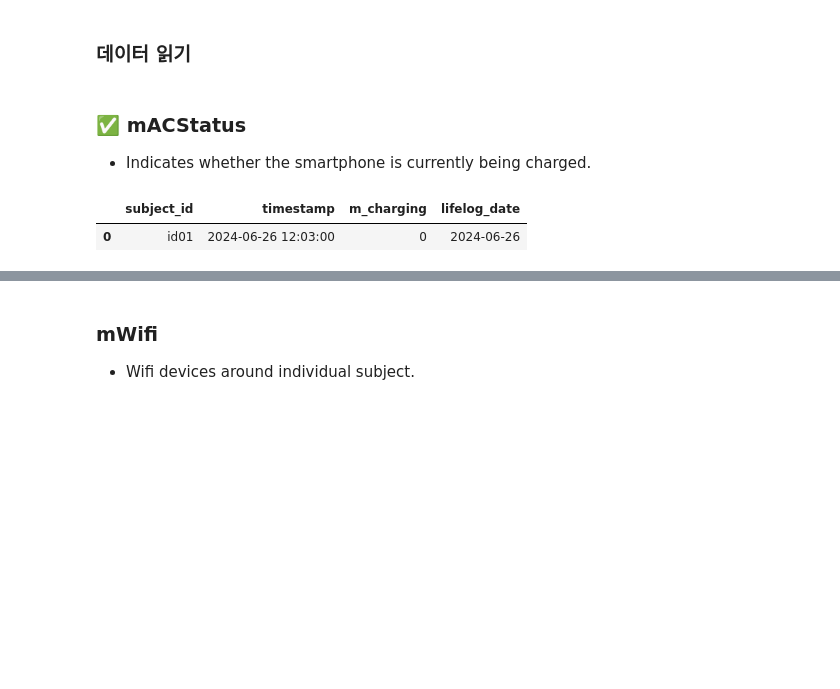
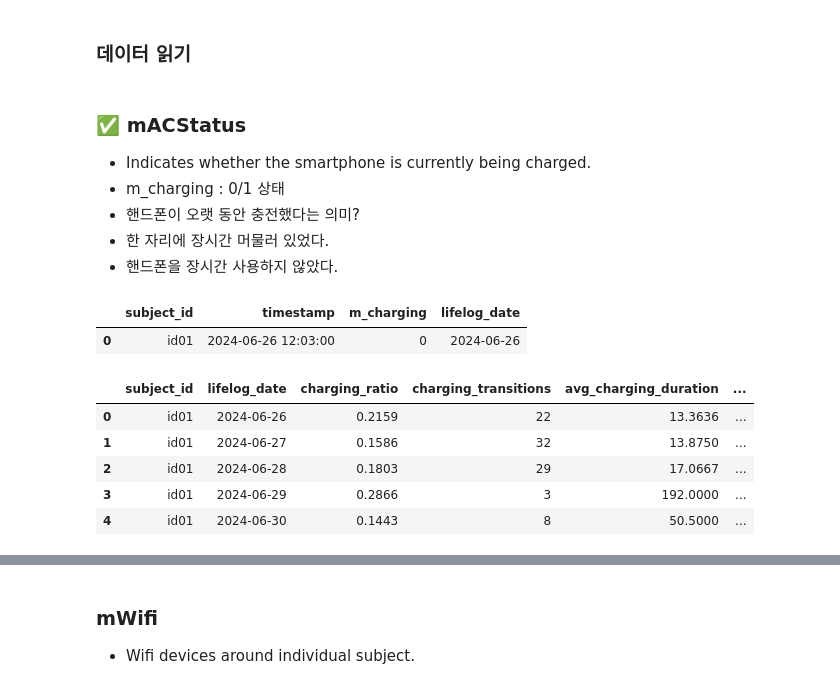
Before and after one commit to jacobgreen4477/Construction-Equipment-Oil-Condition-Classification-AI-Competition, a Jupyter notebook: ETRI_v1_0_0.ipynb, the cells around one changed output, grey strips where cells are left out. Cells and saved outputs as stored; diff of their text form; code cells hidden in the pictures; blank space fills up the shorter version.

```diff
--- a/ETRI_v1_0_0.ipynb
+++ b/ETRI_v1_0_0.ipynb
@@ -368,9 +368,64 @@ test = pd.read_csv('/content/drive/MyDrive/data/ch2025_submission_sample.csv')
 # %% [markdown]
 ### ✅ mACStatus
 - Indicates whether the smartphone is currently being charged.
+- m_charging : 0/1 상태
+- 핸드폰이 오랫 동안 충전했다는 의미?
+ - 한 자리에 장시간 머물러 있었다.
+ - 핸드폰을 장시간 사용하지 않았다.
 # %%
 ch2025_mACStatus['lifelog_date'] = ch2025_mACStatus['timestamp'].astype(str).str[:10]
 ch2025_mACStatus.head(1)
 # %% [output]
 |  | subject_id | timestamp | m_charging | lifelog_date |
 | 0 | id01 | 2024-06-26 12:03:00 | 0 | 2024-06-26 |
+# %%
+def process_mACStatus(df):
+    df['timestamp'] = pd.to_datetime(df['timestamp'])
+    df['date'] = df['timestamp'].dt.date
+    df = df.sort_values(['subject_id', 'timestamp'])
+
+    results = []
+
+    for (subj, date), group in df.groupby(['subject_id', 'date']):
+        status = group['m_charging'].values  # 0/1 상태
+        times = group['timestamp'].values
+        ratio_charging = status.mean()
+
+        # 상태 전이 횟수
+        transitions = (status[1:] != status[:-1]).sum()
+
+        # 연속된 1 상태 길이들
+        lengths = []
+        current_len = 0
+        for val in status:
+            if val == 1:
+                current_len += 1
+            elif current_len > 0:
+                lengths.append(current_len)
+                current_len = 0
+        if current_len > 0:
+            lengths.append(current_len)
+
+        avg_charging_duration = np.mean(lengths) if lengths else 0
+        max_charging_duration = np.max(lengths) if lengths else 0
+
+        results.append({
+            'subject_id': subj,
+            'lifelog_date': date,
+            'charging_ratio': ratio_charging,
+            'charging_transitions': transitions,
+            'avg_charging_duration': avg_charging_duration,
+            'max_charging_duration': max_charging_duration,
+        })
+
+    return pd.DataFrame(results)
+
+ch2025_mACStatus2 = process_mACStatus(ch2025_mACStatus)
+ch2025_mACStatus2.head()
+# %% [output]
+|  | subject_id | lifelog_date | charging_ratio | charging_transitions | avg_charging_duration | ... |
+| 0 | id01 | 2024-06-26 | 0.2159 | 22 | 13.3636 | ... |
+| 1 | id01 | 2024-06-27 | 0.1586 | 32 | 13.8750 | ... |
+| 2 | id01 | 2024-06-28 | 0.1803 | 29 | 17.0667 | ... |
+| 3 | id01 | 2024-06-29 | 0.2866 | 3 | 192.0000 | ... |
+| 4 | id01 | 2024-06-30 | 0.1443 | 8 | 50.5000 | ... |
```
Also changed, not shown: parts of 2 cells of this notebook.
